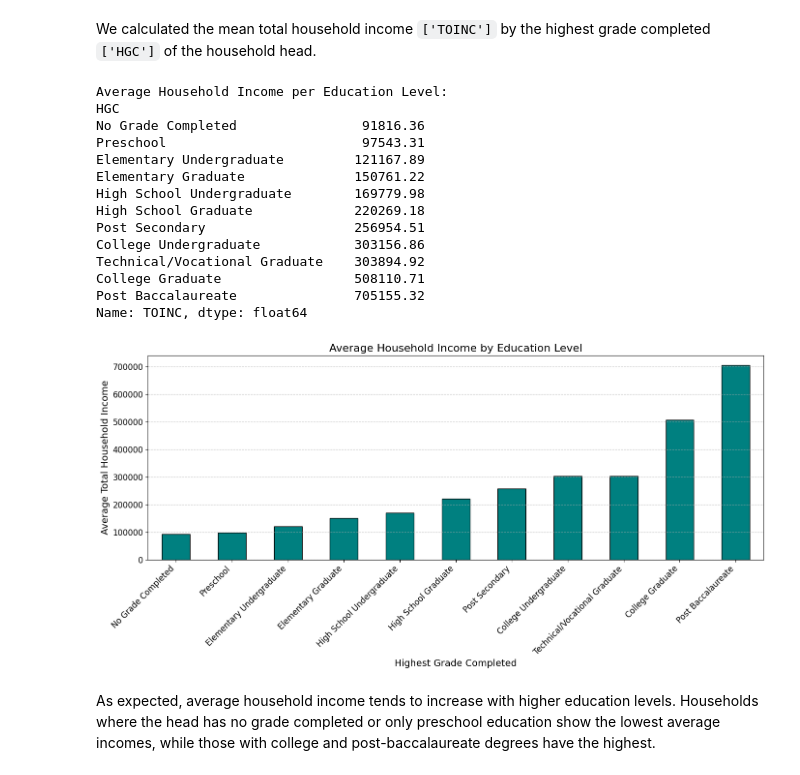
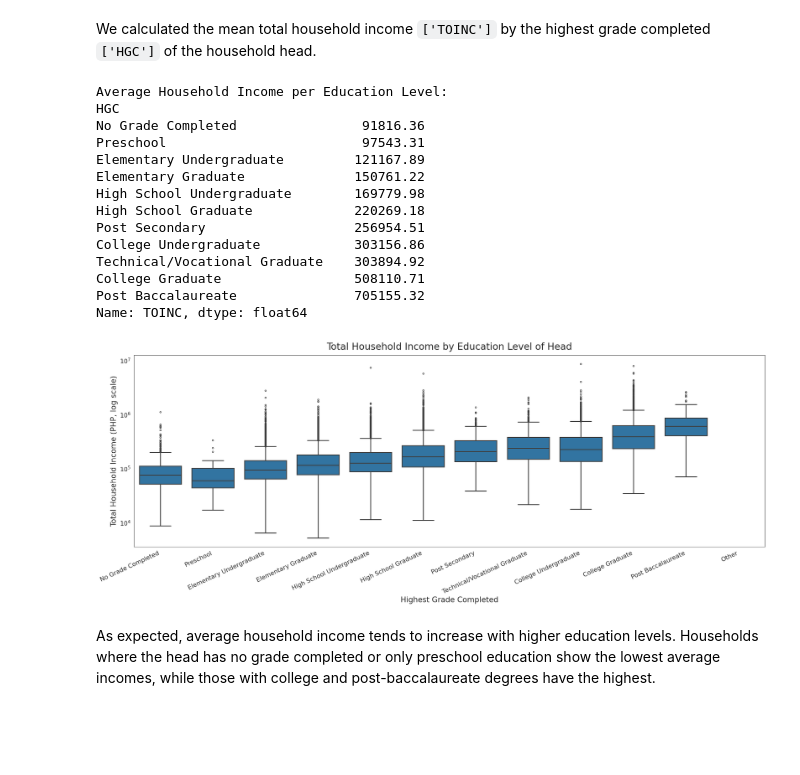
Before and after one commit to hyunjeit/CSMODEL_Phase-2, a Jupyter notebook: CSMODEL_Group6_MP1.ipynb, the cells around one changed output. Drawn from its saved outputs; the diff is of its cells as text; code cells hidden in the pictures; blank space fills up the shorter version.

Commit message:
Changed EDA7 to boxplot based on the comment on Phase1

```diff
--- a/CSMODEL_Group6_MP1.ipynb
+++ b/CSMODEL_Group6_MP1.ipynb
@@ -1050,36 +1040,46 @@ We calculated the mean total household income `['TOINC']` by the highest grade c
 # %%
 avg_income_by_edu = fies_df.groupby('HGC')['TOINC'].mean().sort_values()
 
 print("Average Household Income per Education Level:")
 print(avg_income_by_edu.round(2))
 
-plt.figure(figsize=(14, 7))
-avg_income_by_edu.plot(kind='bar', color='teal', edgecolor='black')
+sns.set_style("white")
+plt.figure(figsize=(20, 8), dpi=120)
 
-plt.title('Average Household Income by Education Level', fontsize=16)
-plt.xlabel('Highest Grade Completed', fontsize=14)
-plt.ylabel('Average Total Household Income', fontsize=14)
-plt.xticks(rotation=45, ha='right', fontsize=12)
-plt.yticks(fontsize=12)
-plt.grid(axis='y', linestyle='--', alpha=0.7)
+sns.boxplot(
+    data=fies_df,
+    x='HGC', y='TOINC',
+    order=edu_order,
+    width=.8,
+    linewidth=1.8,
+    fliersize=3
+)
+
+plt.yscale('log')
+plt.title('Total Household Income by Education Level of Head', fontsize=20, pad=12)
+plt.xlabel('Highest Grade Completed', fontsize=16)
+plt.ylabel('Total Household Income (PHP, log scale)', fontsize=16)
+plt.xticks(rotation=25, ha='right', fontsize=13)
+plt.yticks(fontsize=13)
 plt.tight_layout()
 plt.show()
+plt.show()
 # %% [output]
 Average Household Income per Education Level:
 HGC
 No Grade Completed                91816.36
 Preschool                         97543.31
 Elementary Undergraduate         121167.89
 Elementary Graduate              150761.22
 High School Undergraduate        169779.98
 High School Graduate             220269.18
 Post Secondary                   256954.51
 College Undergraduate            303156.86
 Technical/Vocational Graduate    303894.92
 College Graduate                 508110.71
 Post Baccalaureate               705155.32
 Name: TOINC, dtype: float64
-[figure, old version]
+[figure, new version]
 # %% [markdown]
 As expected, average household income tends to increase with higher education levels. Households where the head has no grade completed or only preschool education show the lowest average incomes, while those with college and post-baccalaureate degrees have the highest.
 # %% [markdown]
```
Also changed, not shown: parts of 3 cells of this notebook.
